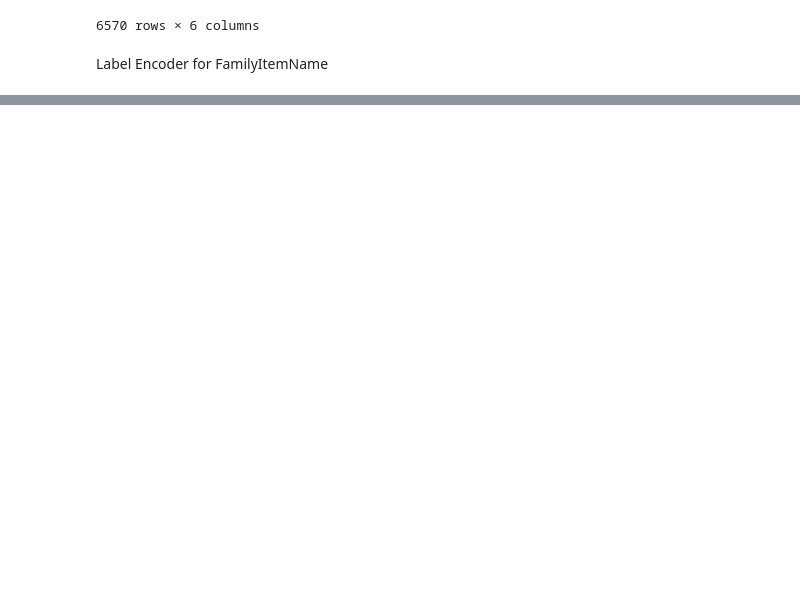
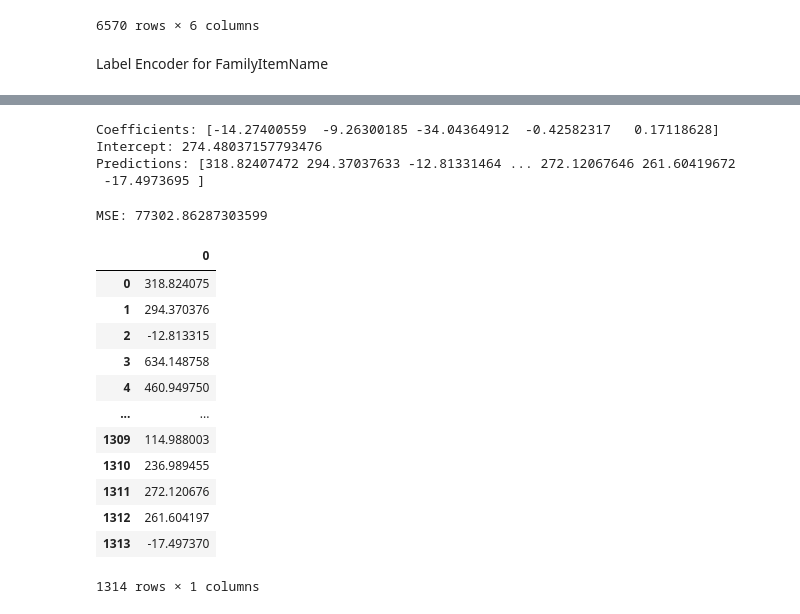
Before and after one commit to Nlasry1996/Nautica-Home, a Jupyter notebook: FamilyItemPred.ipynb, the cells around one changed output, grey strips where cells are left out. Cells and saved outputs as stored; diff of their text form; code cells hidden in the pictures; blank space fills up the shorter version.

```diff
--- a/FamilyItemPred.ipynb
+++ b/FamilyItemPred.ipynb
@@ -159,0 +176,46 @@ df.corr()
+# %%
+from sklearn.linear_model import LinearRegression
+from sklearn.model_selection import train_test_split
+X = df.drop('Family_Item_Count_Monthly', axis=1).values  # independent variable
+y = df['Family_Item_Count_Monthly'].values  # dependent variable
+
+X_train, X_test, y_train, y_test = train_test_split(X, y, test_size=0.2, random_state=42)
+
+model = LinearRegression().fit(X, y)
+
+model.fit(X_train, y_train)
+
+predictions = model.predict(X_test)
+
+
+print("Coefficients:", model.coef_)
+print("Intercept:", model.intercept_)
+print("Predictions:", predictions)
+# %% [output]
+Coefficients: [-14.27400559  -9.26300185 -34.04364912  -0.42582317   0.17118628]
+Intercept: 274.48037157793476
+Predictions: [318.82407472 294.37037633 -12.81331464 ... 272.12067646 261.60419672
+ -17.4973695 ]
+# %%
+from sklearn.metrics import mean_squared_error
+mse = mean_squared_error(y_test, predictions)
+print("MSE:" ,mse)
+# %% [output]
+MSE: 77302.86287303599
+# %%
+df_pred= pd.DataFrame(predictions)
+df_pred
+# %% [output]
+|  | 0 |
+| 0 | 318.824075 |
+| 1 | 294.370376 |
+| 2 | -12.813315 |
+| 3 | 634.148758 |
+| 4 | 460.949750 |
+| ... | ... |
+| 1309 | 114.988003 |
+| 1310 | 236.989455 |
+| 1311 | 272.120676 |
+| 1312 | 261.604197 |
+| 1313 | -17.497370 |
+1314 rows × 1 columns
```
Also changed, not shown: parts of 6 cells of this notebook.
